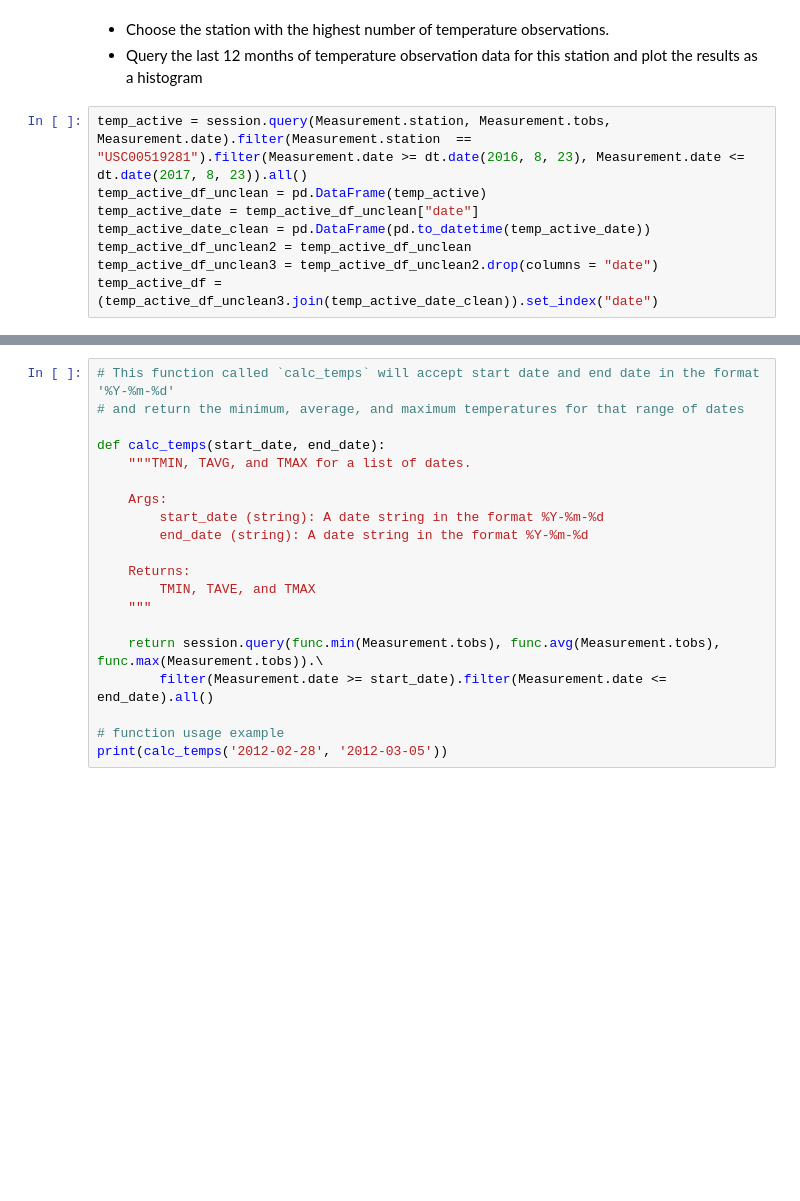
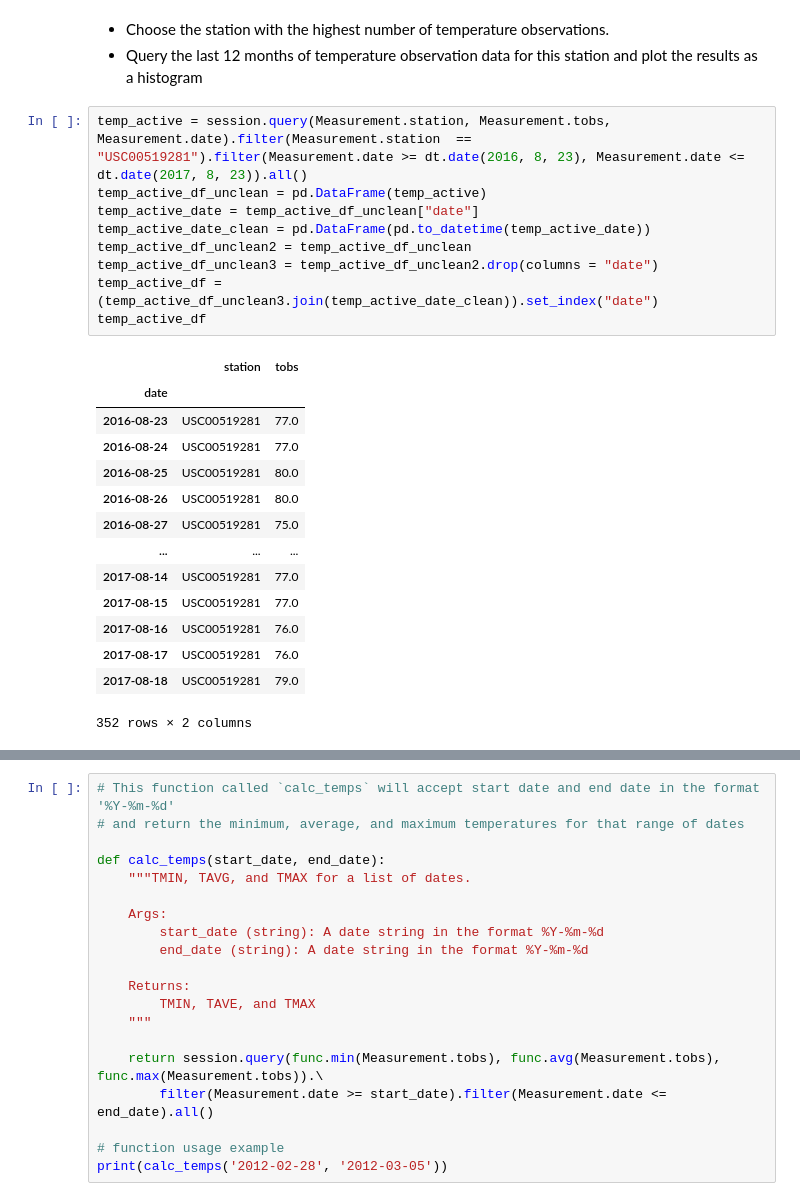
Before and after one commit to cswanson618/sqlalchemy-challenge, a Jupyter notebook: climate_swanson.ipynb, the cells around one changed output, grey strips where cells are left out. Cells and saved outputs as stored; diff of their text form; blank space fills up the shorter version.

```diff
--- a/climate_swanson.ipynb
+++ b/climate_swanson.ipynb
@@ -131,11 +130,27 @@ pprint(temp_stations)
 # %%
 temp_active = session.query(Measurement.station, Measurement.tobs, Measurement.date).filter(Measurement.station  == "USC00519281").filter(Measurement.date >= dt.date(2016, 8, 23), Measurement.date <= dt.date(2017, 8, 23)).all()
 temp_active_df_unclean = pd.DataFrame(temp_active)
 temp_active_date = temp_active_df_unclean["date"]
 temp_active_date_clean = pd.DataFrame(pd.to_datetime(temp_active_date))
 temp_active_df_unclean2 = temp_active_df_unclean
 temp_active_df_unclean3 = temp_active_df_unclean2.drop(columns = "date")
 temp_active_df = (temp_active_df_unclean3.join(temp_active_date_clean)).set_index("date")
+temp_active_df
+# %% [output]
+|  | station | tobs |
+| date |  |  |
+| 2016-08-23 | USC00519281 | 77.0 |
+| 2016-08-24 | USC00519281 | 77.0 |
+| 2016-08-25 | USC00519281 | 80.0 |
+| 2016-08-26 | USC00519281 | 80.0 |
+| 2016-08-27 | USC00519281 | 75.0 |
+| ... | ... | ... |
+| 2017-08-14 | USC00519281 | 77.0 |
+| 2017-08-15 | USC00519281 | 77.0 |
+| 2017-08-16 | USC00519281 | 76.0 |
+| 2017-08-17 | USC00519281 | 76.0 |
+| 2017-08-18 | USC00519281 | 79.0 |
+352 rows × 2 columns
 # %%
 temp_active_monthly_df = temp_active_df.groupby(by=[temp_active_df.index.month]).mean() #groups by month but by 01 to 12
 tx = temp_active_monthly_df.index
```
Also changed, not shown: parts of 9 cells of this notebook, 1 other file.
